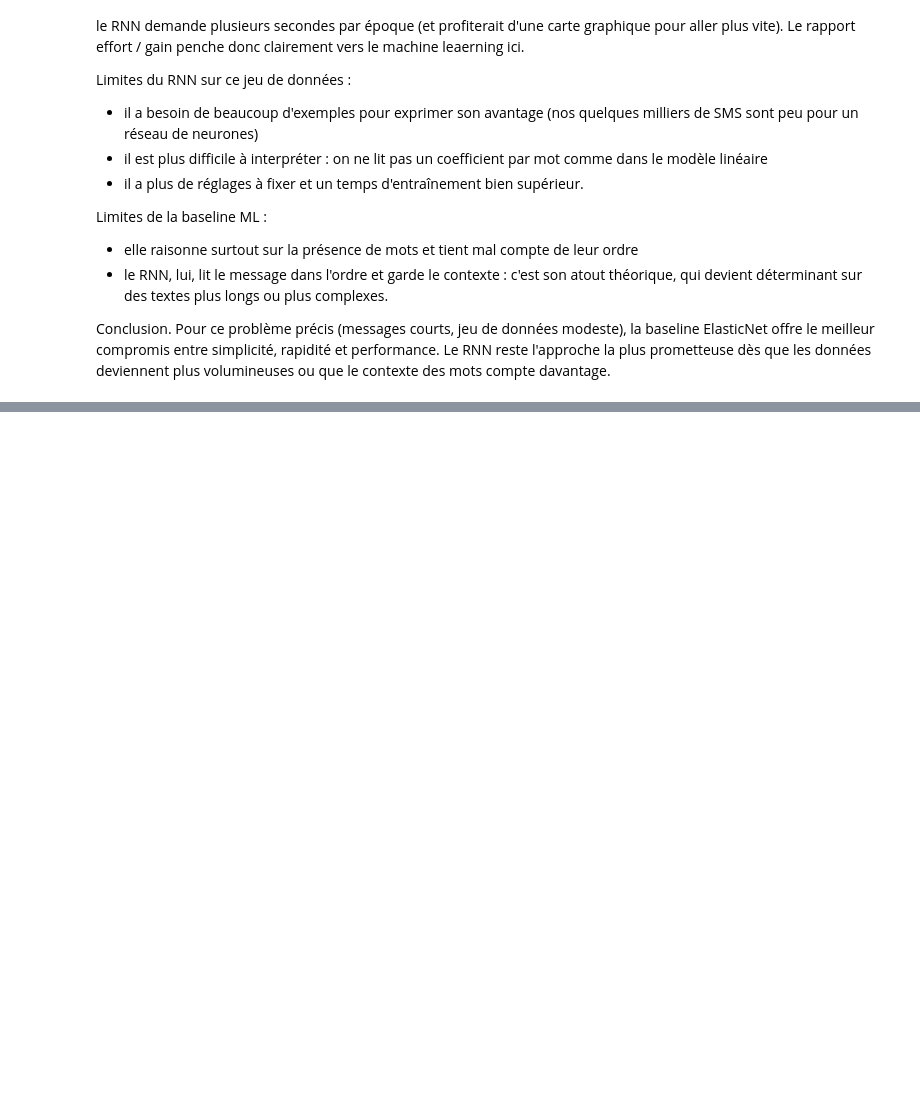
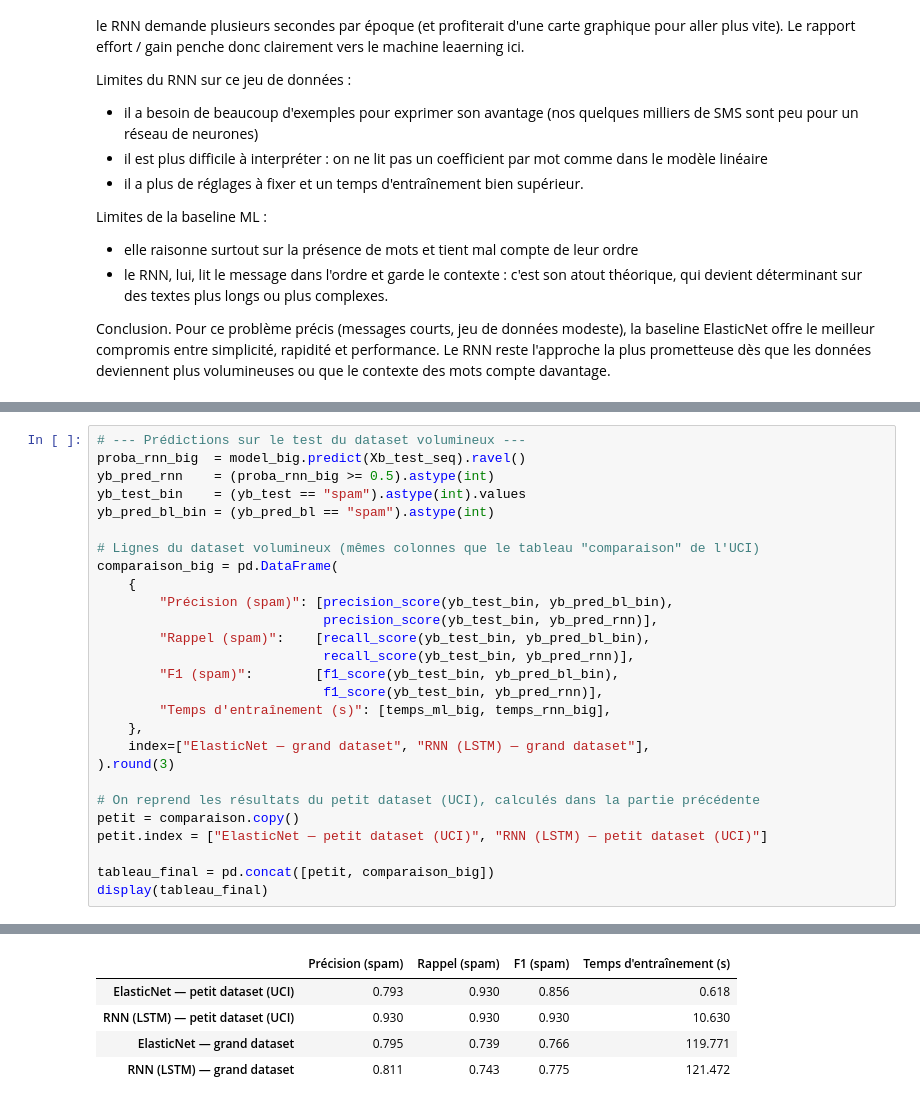
Before and after one commit to AmauryTISSOT/Cours_deep_learning_M2, a Jupyter notebook: notebooks/01-at-sms-spam.ipynb, the cells around one changed output, grey strips where cells are left out. Drawn from its saved outputs; the diff is of its cells as text; blank space fills up the shorter version.

```diff
--- a/notebooks/01-at-sms-spam.ipynb
+++ b/notebooks/01-at-sms-spam.ipynb
@@ -978,0 +1293,28 @@ Conclusion. Pour ce problème précis (messages courts, jeu de données modeste)
+# %%
+# --- Prédictions sur le test du dataset volumineux ---
+proba_rnn_big  = model_big.predict(Xb_test_seq).ravel()
+yb_pred_rnn    = (proba_rnn_big >= 0.5).astype(int)
+yb_test_bin    = (yb_test == "spam").astype(int).values
+yb_pred_bl_bin = (yb_pred_bl == "spam").astype(int)
+
+# Lignes du dataset volumineux (mêmes colonnes que le tableau "comparaison" de l'UCI)
+comparaison_big = pd.DataFrame(
+    {
+        "Précision (spam)": [precision_score(yb_test_bin, yb_pred_bl_bin),
+                             precision_score(yb_test_bin, yb_pred_rnn)],
+        "Rappel (spam)":    [recall_score(yb_test_bin, yb_pred_bl_bin),
+                             recall_score(yb_test_bin, yb_pred_rnn)],
+        "F1 (spam)":        [f1_score(yb_test_bin, yb_pred_bl_bin),
+                             f1_score(yb_test_bin, yb_pred_rnn)],
+        "Temps d'entraînement (s)": [temps_ml_big, temps_rnn_big],
+    },
+    index=["ElasticNet — grand dataset", "RNN (LSTM) — grand dataset"],
+).round(3)
+
+# On reprend les résultats du petit dataset (UCI), calculés dans la partie précédente
+petit = comparaison.copy()
+petit.index = ["ElasticNet — petit dataset (UCI)", "RNN (LSTM) — petit dataset (UCI)"]
+
+tableau_final = pd.concat([petit, comparaison_big])
+display(tableau_final)
+# %% [output]
@@ -978,0 +1322,5 @@ Conclusion. Pour ce problème précis (messages courts, jeu de données modeste)
+|  | Précision (spam) | Rappel (spam) | F1 (spam) | Temps d'entraînement (s) |
+| ElasticNet — petit dataset (UCI) | 0.793 | 0.930 | 0.856 | 0.618 |
+| RNN (LSTM) — petit dataset (UCI) | 0.930 | 0.930 | 0.930 | 10.630 |
+| ElasticNet — grand dataset | 0.795 | 0.739 | 0.766 | 119.771 |
+| RNN (LSTM) — grand dataset | 0.811 | 0.743 | 0.775 | 121.472 |
```
Also changed, not shown: parts of 22 cells of this notebook.
